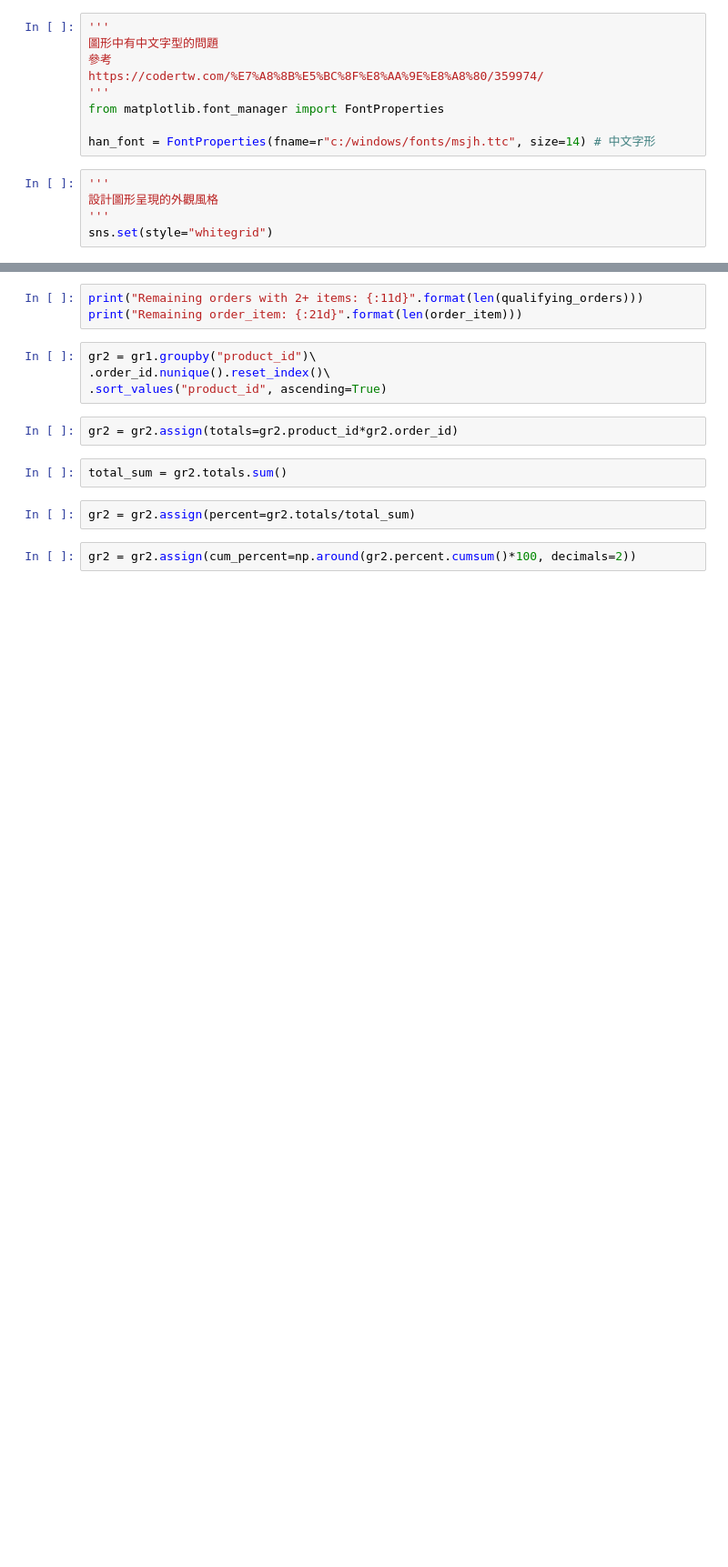
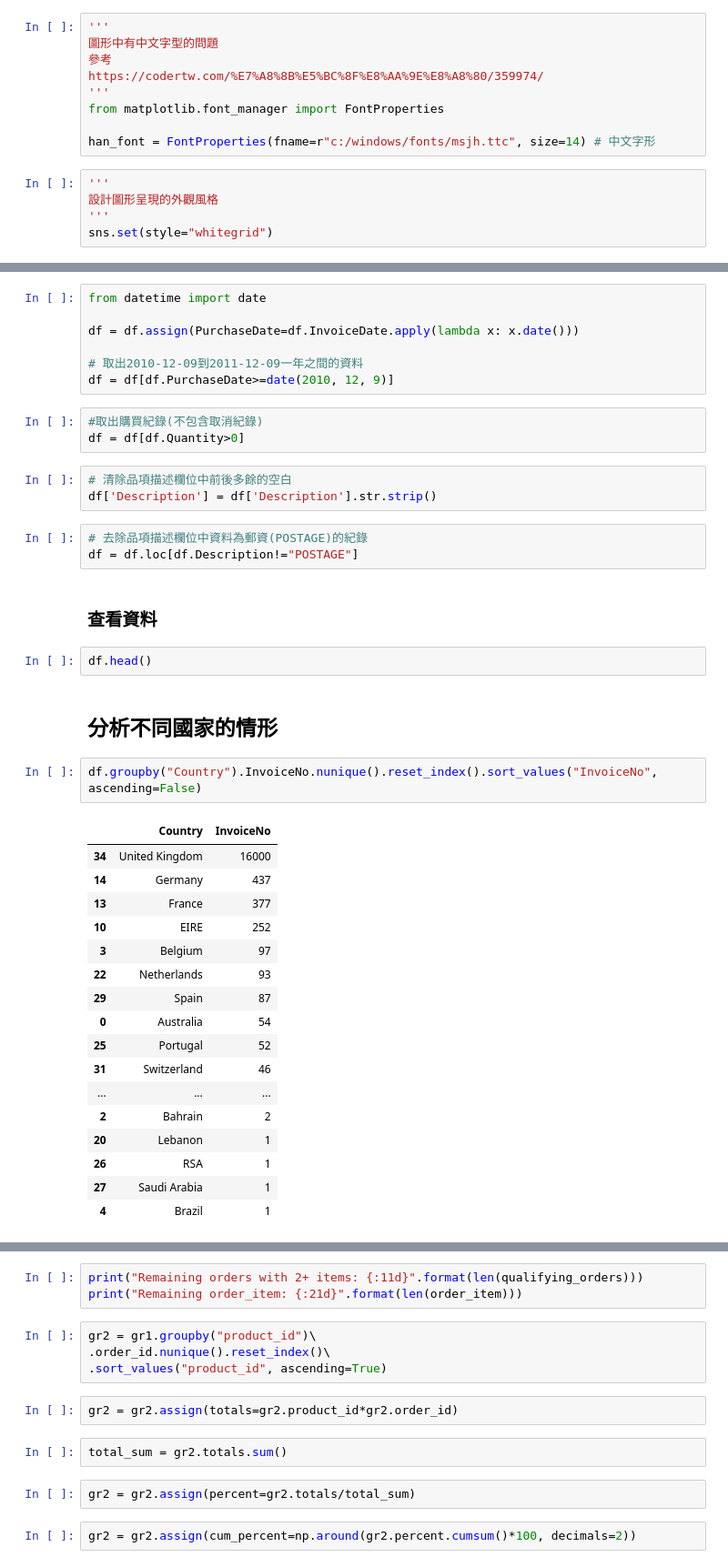
Before and after one commit to sungchien/ecommerce, a Jupyter notebook: 14-market-basket-analysis.ipynb, the cells around one changed output, grey strips where cells are left out. Shown: that part at 91% size. Cells and saved outputs as stored; diff of their text form; blank space fills up the shorter version.

```diff
--- a/14-market-basket-analysis.ipynb
+++ b/14-market-basket-analysis.ipynb
@@ -125,0 +74,42 @@ order_products  = order_products[order_products.index.isin(qualifying_orders)]
+# %%
+from datetime import date
+
+df = df.assign(PurchaseDate=df.InvoiceDate.apply(lambda x: x.date()))
+
+# 取出2010-12-09到2011-12-09一年之間的資料
+df = df[df.PurchaseDate>=date(2010, 12, 9)]
+# %%
+#取出購買紀錄(不包含取消紀錄)
+df = df[df.Quantity>0]
+# %%
+# 清除品項描述欄位中前後多餘的空白
+df['Description'] = df['Description'].str.strip()
+# %%
+# 去除品項描述欄位中資料為郵資(POSTAGE)的紀錄
+df = df.loc[df.Description!="POSTAGE"]
+# %% [markdown]
+### 查看資料
+# %%
+df.head()
+# %% [markdown]
+## 分析不同國家的情形
+# %%
+df.groupby("Country").InvoiceNo.nunique().reset_index().sort_values("InvoiceNo", ascending=False)
+# %% [output]
+|  | Country | InvoiceNo |
+| 34 | United Kingdom | 16000 |
+| 14 | Germany | 437 |
+| 13 | France | 377 |
+| 10 | EIRE | 252 |
+| 3 | Belgium | 97 |
+| 22 | Netherlands | 93 |
+| 29 | Spain | 87 |
+| 0 | Australia | 54 |
+| 25 | Portugal | 52 |
+| 31 | Switzerland | 46 |
+| ... | ... | ... |
+| 2 | Bahrain | 2 |
+| 20 | Lebanon | 1 |
+| 26 | RSA | 1 |
+| 27 | Saudi Arabia | 1 |
+| 4 | Brazil | 1 |
```
Also changed, not shown: parts of 62 cells of this notebook, 2 other files.
